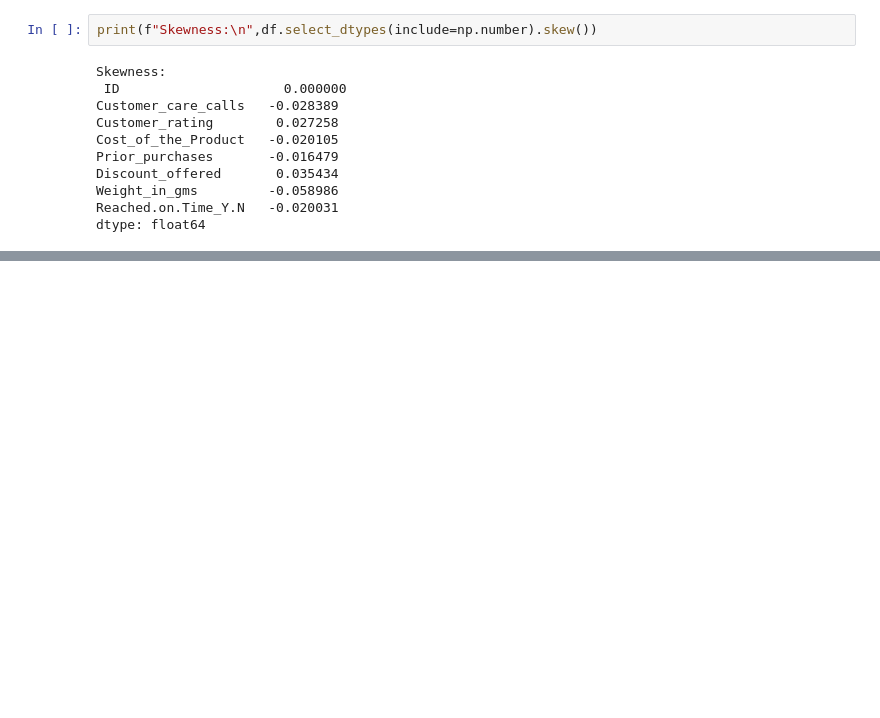
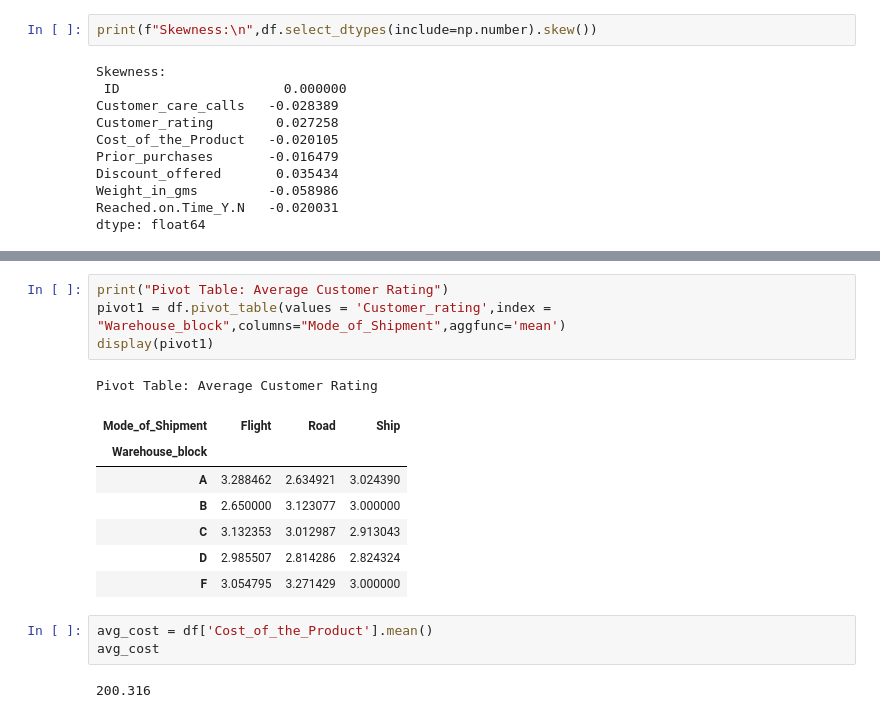
Before and after one commit to mailech/ShipmentSure-Predicting-On-Time-Delivery-Using-Supplier-Data, a Jupyter notebook: EDA.ipynb, the cells around one changed output, grey strips where cells are left out. Cells and saved outputs as stored; diff of their text form; blank space fills up the shorter version.

```diff
--- a/EDA.ipynb
+++ b/EDA.ipynb
@@ -215,0 +258,18 @@ dtype: float64
+# %%
+print("Pivot Table: Average Customer Rating")
+pivot1 = df.pivot_table(values = 'Customer_rating',index = "Warehouse_block",columns="Mode_of_Shipment",aggfunc='mean')
+display(pivot1)
+# %% [output]
+Pivot Table: Average Customer Rating
+| Mode_of_Shipment | Flight | Road | Ship |
+| Warehouse_block |  |  |  |
+| A | 3.288462 | 2.634921 | 3.024390 |
+| B | 2.650000 | 3.123077 | 3.000000 |
+| C | 3.132353 | 3.012987 | 2.913043 |
+| D | 2.985507 | 2.814286 | 2.824324 |
+| F | 3.054795 | 3.271429 | 3.000000 |
+# %%
+avg_cost = df['Cost_of_the_Product'].mean()
+avg_cost
+# %% [output]
+200.316
```
Also changed, not shown: parts of 7 cells of this notebook.
